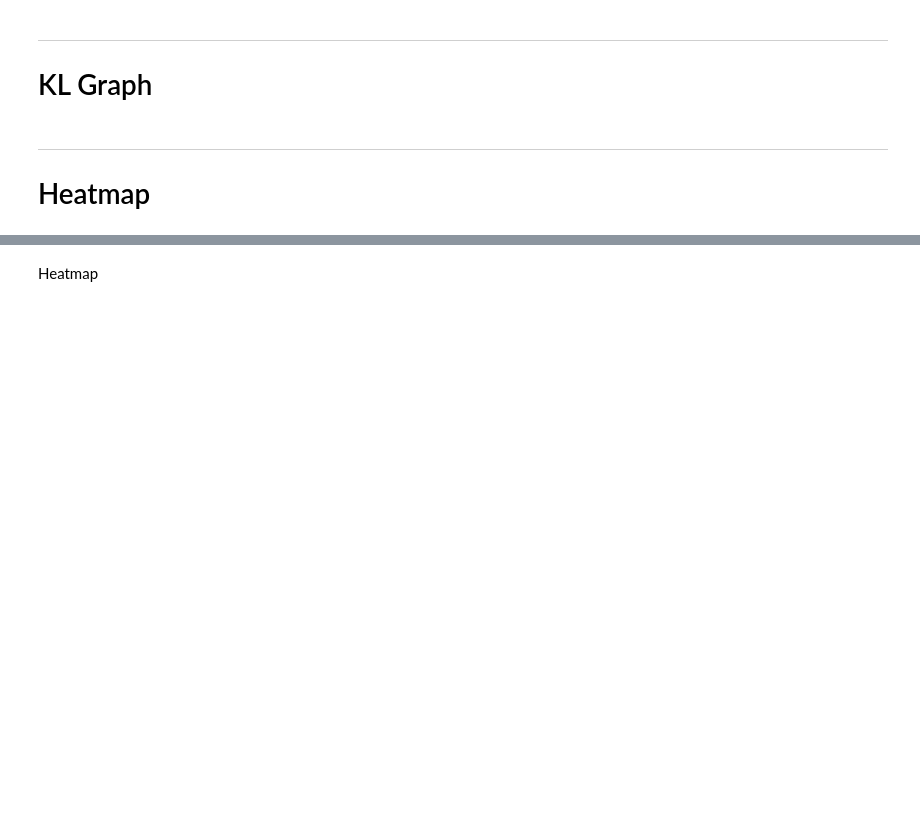
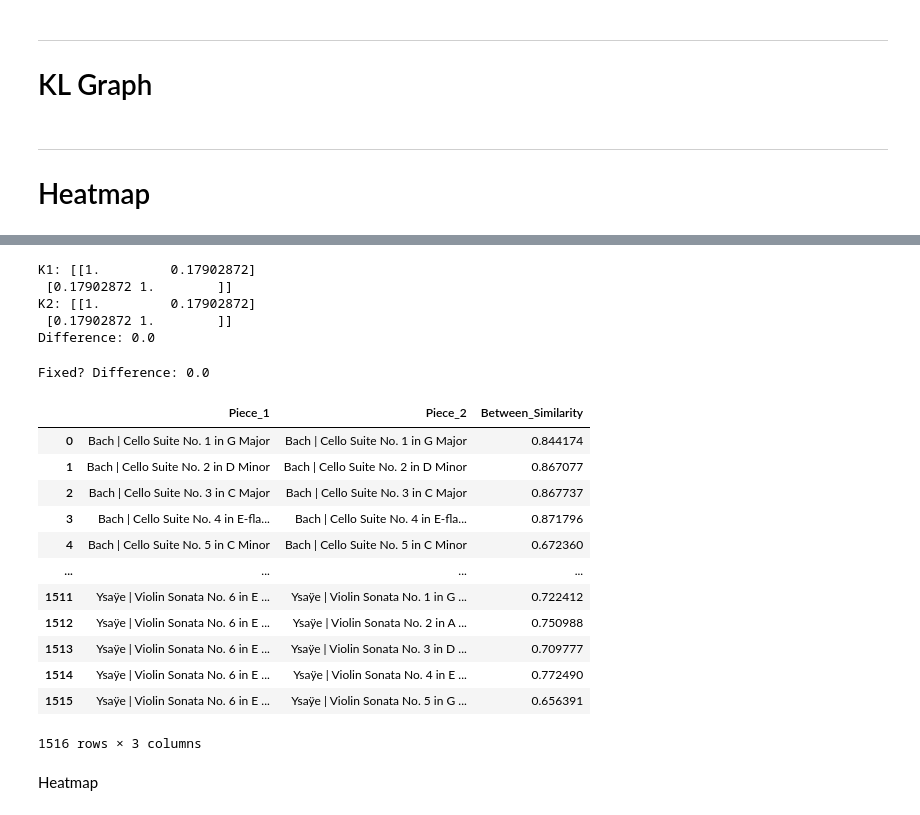
Before and after one commit to 5i5ousPlay/thesisv3, a Jupyter notebook: classism.ipynb, the cells around one changed output, grey strips where cells are left out. Saved outputs shown, nothing was run; the diff lists cells and outputs as text; code cells hidden in the pictures; blank space fills up the shorter version.

```diff
--- a/classism.ipynb
+++ b/classism.ipynb
@@ -303,5 +535,64 @@ x = compare_within_and_between_pieces(batcher.distmat_dict, batcher.graph_dict,
+# %%
+from grakel.kernels import WeisfeilerLehman
+from grakel.utils import graph_from_networkx
+import networkx as nx
+import numpy as np
+
+# Create two graphs with different topologies and more label diversity
+G1 = nx.Graph()
+G1.add_edges_from([(0, 1), (1, 2)])
+nx.set_node_attributes(G1, {0: 'A', 1: 'B', 2: 'A'}, name='label')
+
+G2 = nx.Graph()
+G2.add_edges_from([(0, 1), (1, 2), (2, 3)])
+nx.set_node_attributes(G2, {0: 'A', 1: 'A', 2: 'B', 3: 'C'}, name='label')
+
+# Convert to GraKeL format
+gk = list(graph_from_networkx([G1, G2], node_labels_tag="label"))
+
+# Reuse the same kernel — should show bug
+kernel = WeisfeilerLehman(n_iter=5, normalize=True)
+
+K1 = kernel.fit_transform(gk)
+K2 = kernel.fit_transform(gk)
+
+print("K1:", K1)
+print("K2:", K2)
+print("Difference:", np.abs(K1 - K2).sum())
+# %% [output]
+K1: [[1.         0.17902872]
+ [0.17902872 1.        ]]
+K2: [[1.         0.17902872]
+ [0.17902872 1.        ]]
+Difference: 0.0
+# %%
+wl1 = WeisfeilerLehman(n_iter=5, normalize=True)
+wl2 = WeisfeilerLehman(n_iter=5, normalize=True)
+
+K1 = wl1.fit_transform(gk)
+K2 = wl2.fit_transform(gk)
+
+print("Fixed? Difference:", np.abs(K1 - K2).sum())  # Should now be 0.0
+# %% [output]
+Fixed? Difference: 0.0
 # %%
 df_filtered = x.copy()
+# %%
+df_filtered
+# %% [output]
+|  | Piece_1 | Piece_2 | Between_Similarity |
+| 0 | Bach | Cello Suite No. 1 in G Major | Bach | Cello Suite No. 1 in G Major | 0.844174 |
+| 1 | Bach | Cello Suite No. 2 in D Minor | Bach | Cello Suite No. 2 in D Minor | 0.867077 |
+| 2 | Bach | Cello Suite No. 3 in C Major | Bach | Cello Suite No. 3 in C Major | 0.867737 |
+| 3 | Bach | Cello Suite No. 4 in E-fla... | Bach | Cello Suite No. 4 in E-fla... | 0.871796 |
+| 4 | Bach | Cello Suite No. 5 in C Minor | Bach | Cello Suite No. 5 in C Minor | 0.672360 |
+| ... | ... | ... | ... |
+| 1511 | Ysaÿe | Violin Sonata No. 6 in E ... | Ysaÿe | Violin Sonata No. 1 in G ... | 0.722412 |
+| 1512 | Ysaÿe | Violin Sonata No. 6 in E ... | Ysaÿe | Violin Sonata No. 2 in A ... | 0.750988 |
+| 1513 | Ysaÿe | Violin Sonata No. 6 in E ... | Ysaÿe | Violin Sonata No. 3 in D ... | 0.709777 |
+| 1514 | Ysaÿe | Violin Sonata No. 6 in E ... | Ysaÿe | Violin Sonata No. 4 in E ... | 0.772490 |
+| 1515 | Ysaÿe | Violin Sonata No. 6 in E ... | Ysaÿe | Violin Sonata No. 5 in G ... | 0.656391 |
+1516 rows × 3 columns
 # %%
 # df_filtered.loc[:, 'Between_Similarity'] = (df_filtered['Between_Similarity'] - df_filtered['Between_Similarity'].min()) / (df_filtered['Between_Similarity'].max() - df_filtered['Between_Similarity'].min())
 # %%
```
Also changed, not shown: parts of 22 cells of this notebook, 4 other files.
